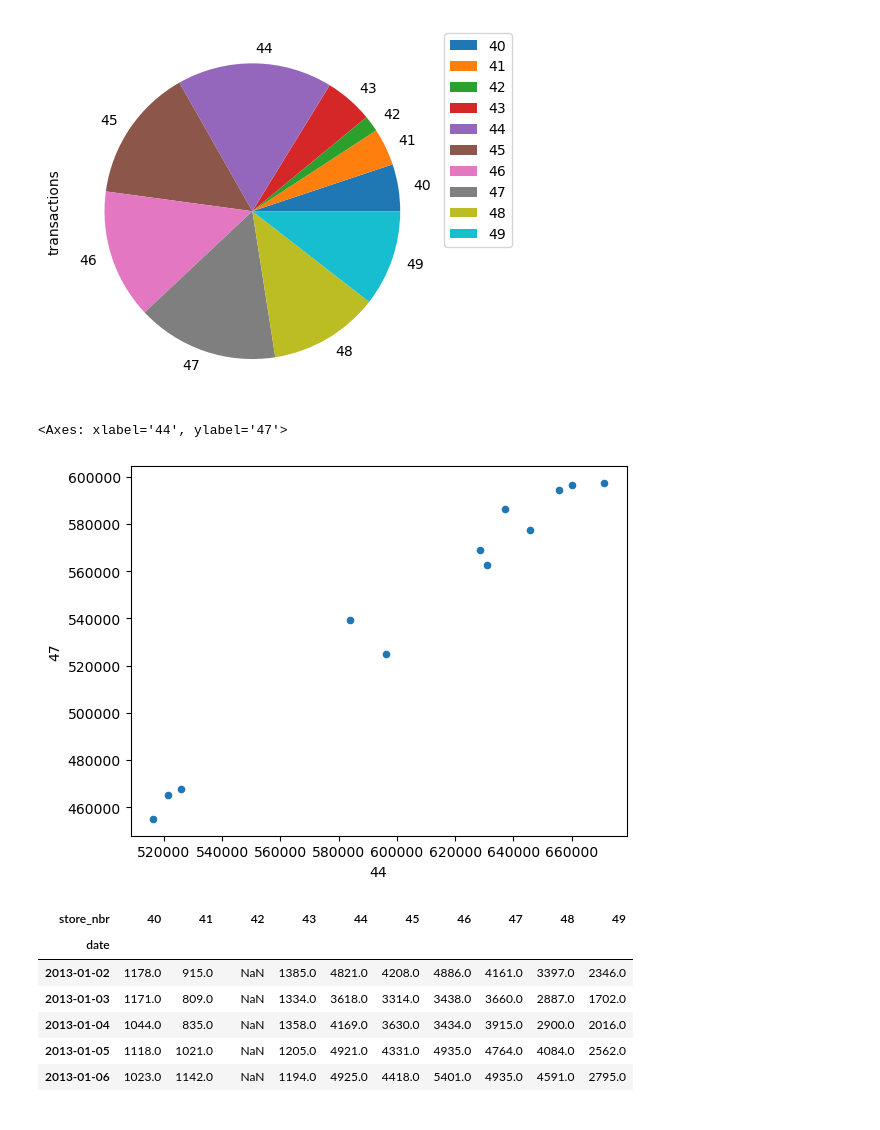
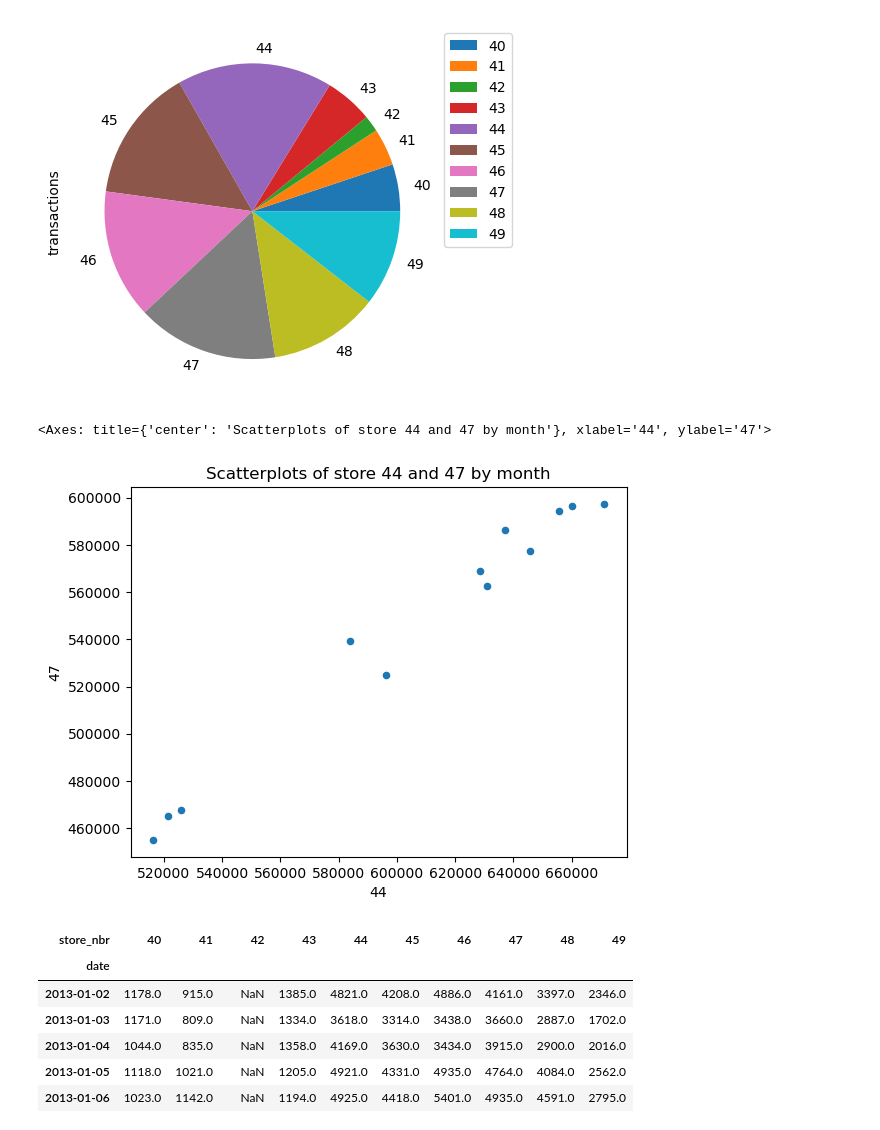
Before and after one commit to DanhHoangLongDuong/pandasandnumpy, a Jupyter notebook: 5.DataVisualization/9.pieChart&Scatterplots.ipynb, the cells around one changed output. Saved outputs shown, nothing was run; the diff lists cells and outputs as text; code cells hidden in the pictures.

Commit message:
update piechart and scatterplots

```diff
--- a/5.DataVisualization/9.pieChart&Scatterplots.ipynb
+++ b/5.DataVisualization/9.pieChart&Scatterplots.ipynb
@@ -26,18 +26,18 @@ store_40s = list(range(40, 50))
 # %%
 (
     transactions
     .query("store_nbr in @store_40s")
     .pivot_table(
                 index=transactions["date"].astype("datetime64[ns]").dt.month,
                 columns="store_nbr",
                 values="transactions",
                 aggfunc="sum"
                 )
-    .plot.scatter(x=44, y=47)
+    .plot.scatter(x=44, y=47, title="Scatterplots of store 44 and 47 by month")
 )
 # %% [output]
-<Axes: xlabel='44', ylabel='47'>
+<Axes: title={'center': 'Scatterplots of store 44 and 47 by month'}, xlabel='44', ylabel='47'>
-[figure, old version]
+[figure, new version]
 # %%
 tempTable = (
     transactions
```
Also changed, not shown: parts of 1 cell of this notebook.
